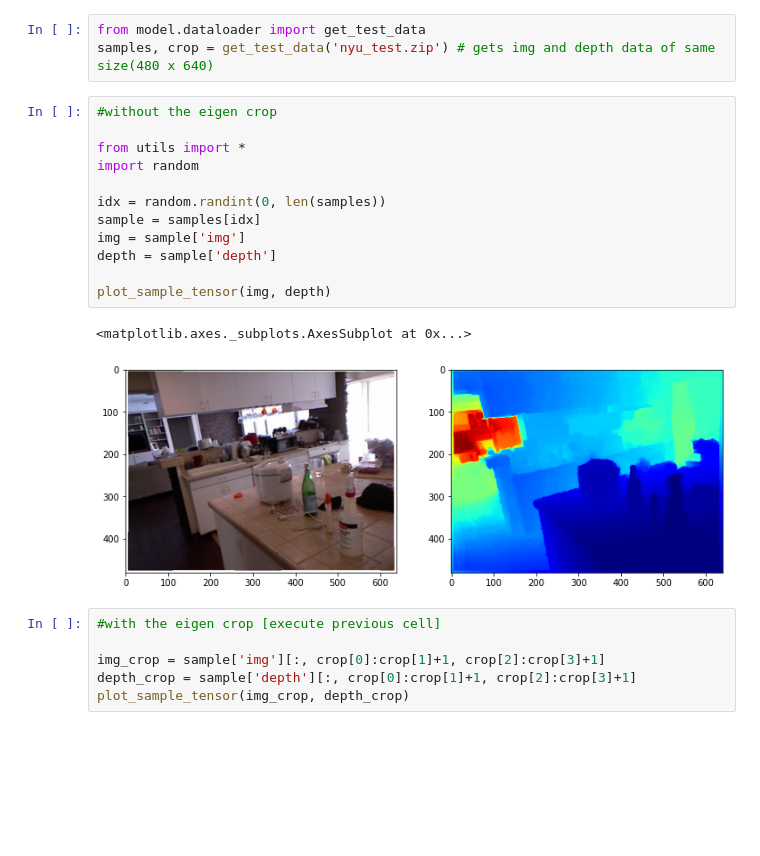
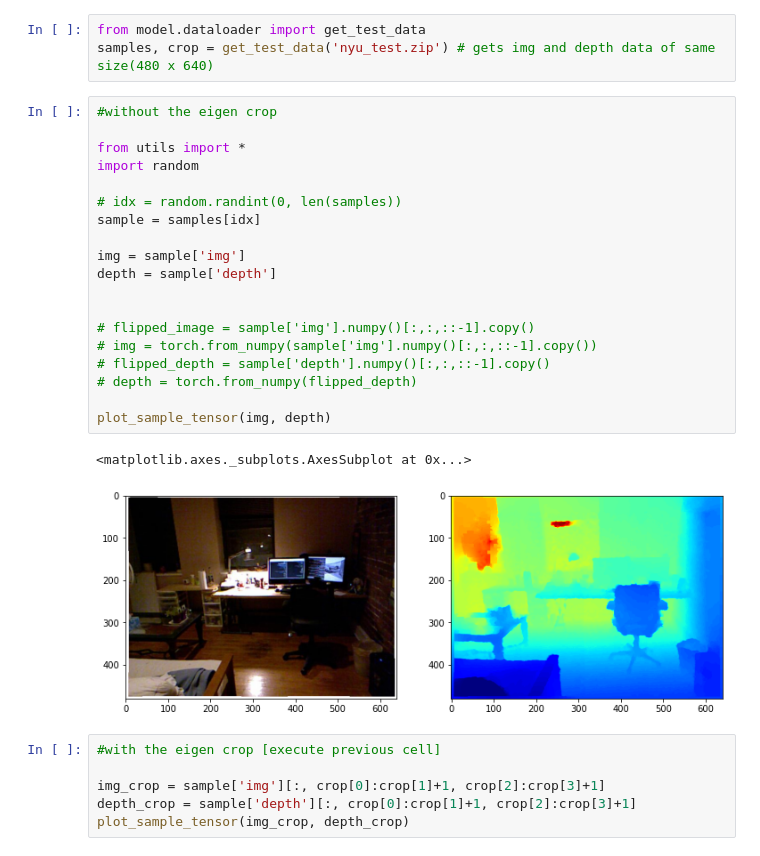
Before and after one commit to ashok-arjun/Monocular-Depth-Estimation, a Jupyter notebook: Depth Estimation.ipynb, the cells around one changed output. Saved outputs shown, nothing was run; the diff lists cells and outputs as text; blank space fills up the shorter version.

```diff
--- a/Depth Estimation.ipynb
+++ b/Depth Estimation.ipynb
@@ -141,18 +132,25 @@ samples, crop = get_test_data('nyu_test.zip') # gets img and depth data of same
 # %%
 #without the eigen crop
 
 from utils import *
 import random
 
-idx = random.randint(0, len(samples))
+# idx = random.randint(0, len(samples))
 sample = samples[idx]
+
 img = sample['img']
 depth = sample['depth']
 
+
+# flipped_image = sample['img'].numpy()[:,:,::-1].copy()
+# img = torch.from_numpy(sample['img'].numpy()[:,:,::-1].copy())
+# flipped_depth = sample['depth'].numpy()[:,:,::-1].copy()
+# depth = torch.from_numpy(flipped_depth)
+
 plot_sample_tensor(img, depth)
 # %% [output]
 <matplotlib.axes._subplots.AxesSubplot at 0x...>
-[figure, old version]
+[figure, new version]
 # %%
 #with the eigen crop [execute previous cell]
 
```
Also changed, not shown: parts of 13 cells of this notebook, 2 other files.
